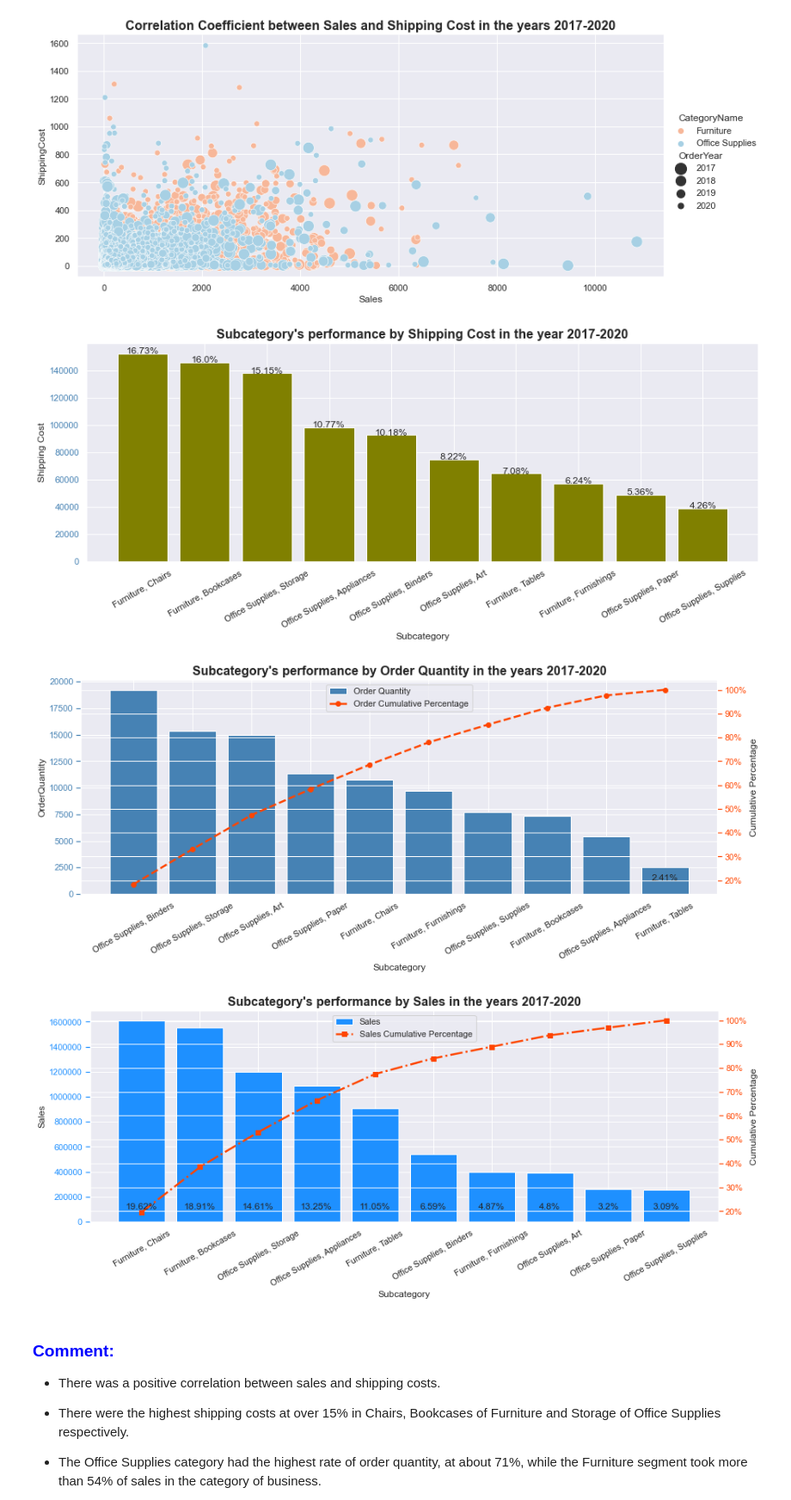
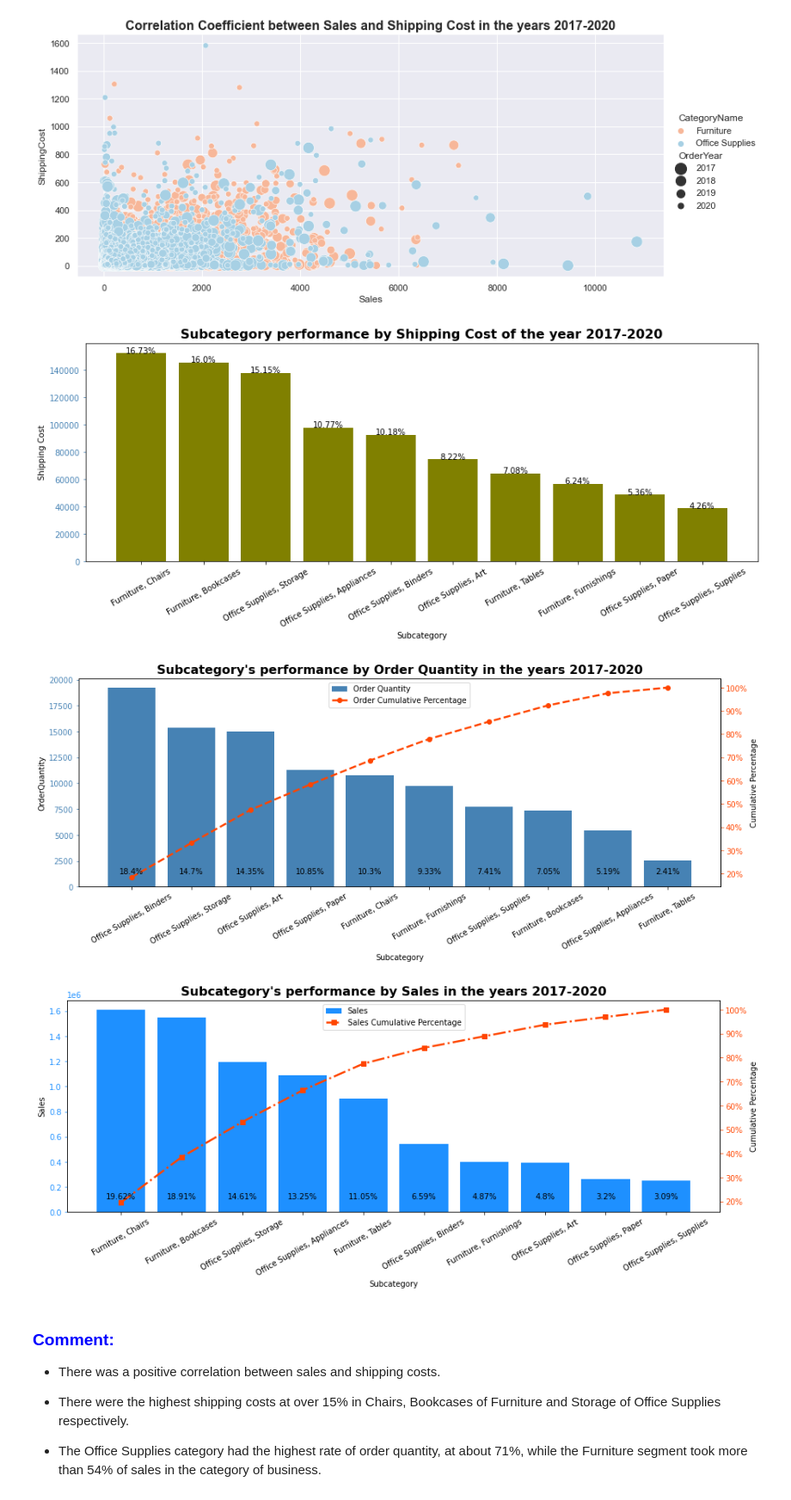
Before and after one commit to KennyHuynh1909/Python-mini-project--Furniture_Sales_and_customer, a Jupyter notebook: mini project.ipynb, the cells around one changed output. Shown at 86% size. Cells and saved outputs as stored; diff of their text form; code cells hidden in the pictures.

```diff
--- a/mini project.ipynb
+++ b/mini project.ipynb
@@ -306,7 +306,7 @@ SubcatQty = SubcatQty.sort_values('ShippingCost', ascending=False)
 SubcatQty['percShip'] = round(SubcatQty['ShippingCost']/SubcatQty['ShippingCost'].sum()*100, 2)
 #create basic bar plot
 bar=ax.bar(SubcatQty.index, SubcatQty['ShippingCost'], color='#808000', label = 'Shipping Cost')
-ax.tick_params(axis='x',rotation = 30)
+ax.tick_params(axis='x', rotation = 30)
 #get the content of the bar
 for i, p in enumerate(bar):
     x,y = p.get_xy()
@@ -316,30 +316,30 @@ for i, p in enumerate(bar):
 
 
 #specify axis colors
-ax.tick_params(axis='y',colors='#4682B4')
+ax.tick_params(axis='y', colors='#4682B4')
 
 
 #specify the axis content
 ax.set_ylabel('Shipping Cost')
 ax.set_xlabel("Subcategory")
-plt.title("Subcategory\'s performance by Shipping Cost in the year 2017-2020",size=16, weight='bold')
+plt.title("Subcategory performance by Shipping Cost of the year 2017-2020",size=16, weight='bold')
 
 plt.show()
 # %% [output]
-[figure, old version]
+[figure, new version]
 # %%
 #import member of the module name
 from matplotlib.ticker import PercentFormatter
 
 #create figure objects and axis
-fig = plt.figure(figsize=(14.5,5))
+fig = plt.figure(figsize=(15,5))
 ax = fig.add_subplot(111)
 ax2 = ax.twinx()
 
 #create a new column
 data_mix['CatSub'] = data_mix['CategoryName'] + ', ' + data_mix['SubcategoryName']
 #create DataFrame between Order and Sales by the products segments
-SubcatQty = data_mix.groupby(['CatSub']).agg({'OrderQuantity': sum, 'Sales': sum})[['OrderQuantity', 'Sales']]
+SubcatQty = sales.groupby(['CatSub']).agg({'OrderQuantity': sum, 'Sales': sum})[['OrderQuantity', 'Sales']]
 
 #sort DataFrame by count descending
 SubcatQty = SubcatQty.sort_values('OrderQuantity', ascending=False)
@@ -350,7 +350,12 @@ SubcatQty['percOrder'] = round(SubcatQty['OrderQuantity']/SubcatQty['OrderQuanti
 #create basic bar plot
 bar=ax.bar(SubcatQty.index, SubcatQty['OrderQuantity'], color='#4682B4', label = 'Order Quantity')
 ax.tick_params(axis='x', rotation = 30)
-plt.text(x=x+width/2,y=20,s=str(SubcatQty['percOrder'][SubcatQty.index[i]])+'%', ha='center')
+#get the content of the bar
+for i, p in enumerate(bar):
+    x,y = p.get_xy()
+    width = p.get_width()
+    height = p.get_height()
+    plt.text(x=x+width/2,y=20,s=str(SubcatQty['percOrder'][SubcatQty.index[i]])+'%', ha='center')
 
 #add cumulative percentage line to plot
 line=ax2.plot(SubcatQty.index, SubcatQty['cumpercOrder'], color='#FF4500', linewidth=2.5, marker="o", ls='--',label = 'Order Cumulative Percentage')
@@ -373,18 +378,17 @@ plt.title("Subcategory\'s performance by Order Quantity in the years 2017-2020",
 
 plt.show()
 # %% [output]
-[figure, old version]
+[figure, new version]
 # %%
 #create figure objects and axis
-fig = plt.figure(figsize=(14.5,5))
+fig = plt.figure(figsize=(15,5))
 ax = fig.add_subplot(111)
-ax.ticklabel_format(style='plain')
 ax2 = ax.twinx()
 
 #create a new column
 data_mix['CatSub'] = data_mix['CategoryName'] + ', ' + data_mix['SubcategoryName']
 #create DataFrame between Order and Sales by the products segments
-SubcatQty = data_mix.groupby(['CatSub']).agg({'OrderQuantity': sum, 'Sales': sum})[['OrderQuantity', 'Sales']]
+SubcatQty = sales.groupby(['CatSub']).agg({'OrderQuantity': sum, 'Sales': sum})[['OrderQuantity', 'Sales']]
 #sort DataFrame by count descending
 SubcatQty = SubcatQty.sort_values('Sales', ascending=False)
 
@@ -395,36 +399,35 @@ SubcatQty['percSales'] = round(SubcatQty['Sales']/SubcatQty['Sales'].sum()*100,2
 #create basic bar plot
 bar=ax.bar(SubcatQty.index, SubcatQty['Sales'], color='#1E90FF', label = 'Sales')
 ax.tick_params(axis='x', rotation = 30)
-
 #get the content of the bar
 for i, p in enumerate(bar):
     x,y = p.get_xy()
     width = p.get_width()
     height = p.get_height()
     plt.text(x=x+width/2,y=21,s=str(SubcatQty['percSales'][SubcatQty.index[i]])+'%', ha='center')
 
 #add cumulative percentage line to plot
 ax2.plot(SubcatQty.index, SubcatQty['cumpercSales'], color='#FF4500', linewidth=2.5, marker="s", ls='-.',label = 'Sales Cumulative Percentage')
 ax2.yaxis.set_major_formatter(PercentFormatter())
 
 #specify axis colors
 ax.tick_params(axis='y', colors='#1E90FF')
 ax2.tick_params(axis='y', colors='#FF4500')
 
 #get the labels of the axis in the legend
 ax_bar, label = ax.get_legend_handles_labels()
 ax2_line, label2 = ax2.get_legend_handles_labels()
 ax2.legend(ax_bar + ax2_line, label + label2, loc= 'upper center')
 
 #specify the axis content
 ax.set_ylabel('Sales')
 ax2.set_ylabel('Cumulative Percentage')
 ax.set_xlabel("Subcategory")
 plt.title("Subcategory\'s performance by Sales in the years 2017-2020",size=16, weight='bold')
 
 plt.show()
 # %% [output]
-[figure, old version]
+[figure, new version]
 # %% [markdown]
 ### <span style="color: blue">Comment:</span>
 
```
Also changed, not shown: parts of 9 cells of this notebook.
